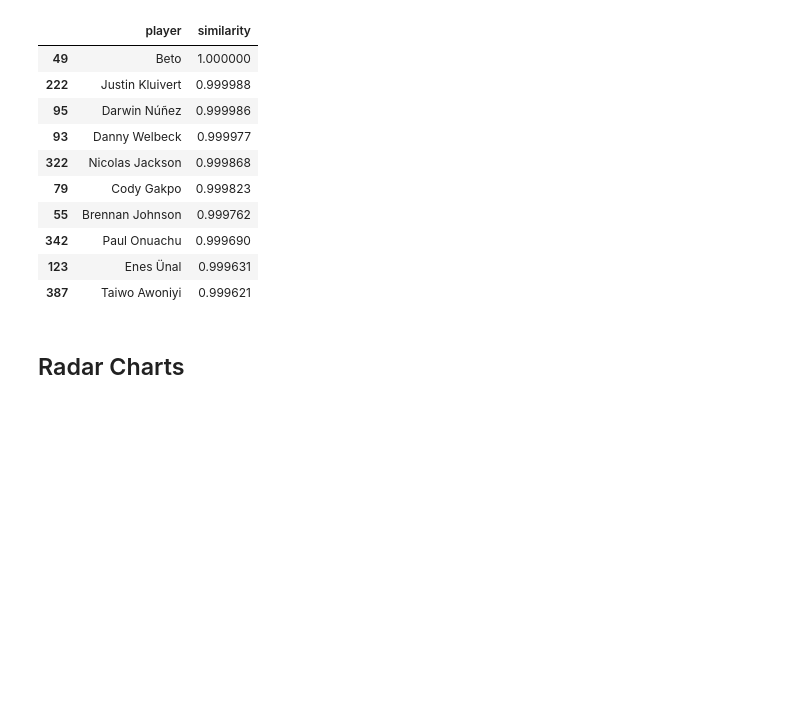
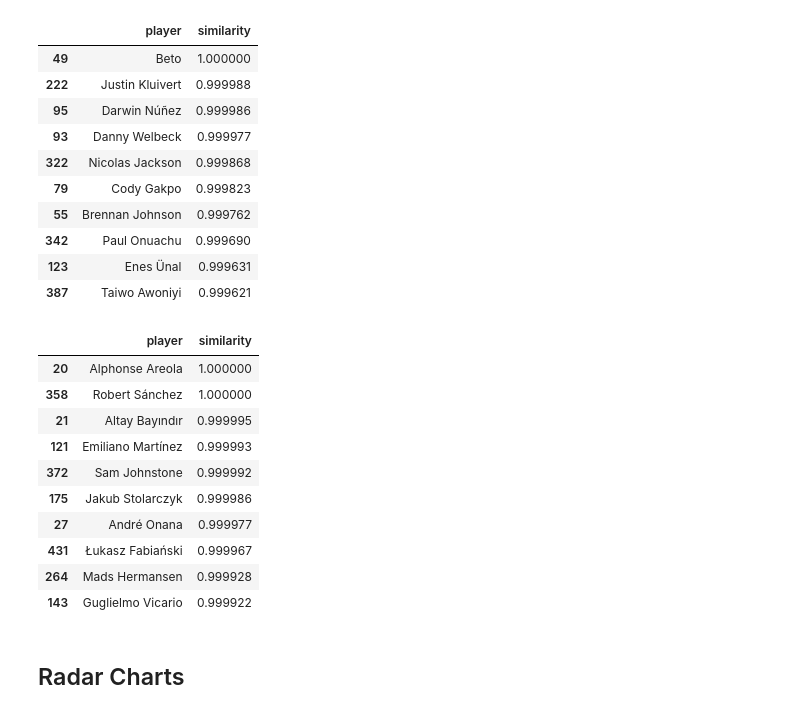
Before and after one commit to Matre5/player-role-profiler, a Jupyter notebook: notebooks/01_player_role_geometry.ipynb, the cells around one changed output. Saved outputs shown, nothing was run; the diff lists cells and outputs as text; code cells hidden in the pictures; blank space fills up the shorter version.

```diff
--- a/notebooks/01_player_role_geometry.ipynb
+++ b/notebooks/01_player_role_geometry.ipynb
@@ -904,6 +907,20 @@ similar_players("Mohamed Salah", pca_df)
 | 342 | Paul Onuachu | 0.999690 |
 | 123 | Enes Ünal | 0.999631 |
 | 387 | Taiwo Awoniyi | 0.999621 |
+# %%
+similar_players("David Raya", pca_df)
+# %% [output]
+|  | player | similarity |
+| 20 | Alphonse Areola | 1.000000 |
+| 358 | Robert Sánchez | 1.000000 |
+| 21 | Altay Bayındır | 0.999995 |
+| 121 | Emiliano Martínez | 0.999993 |
+| 372 | Sam Johnstone | 0.999992 |
+| 175 | Jakub Stolarczyk | 0.999986 |
+| 27 | André Onana | 0.999977 |
+| 431 | Łukasz Fabiański | 0.999967 |
+| 264 | Mads Hermansen | 0.999928 |
+| 143 | Guglielmo Vicario | 0.999922 |
 # %% [markdown]
 ## Radar Charts
 # %%
```
Also changed, not shown: parts of 10 cells of this notebook, 17 other files.
